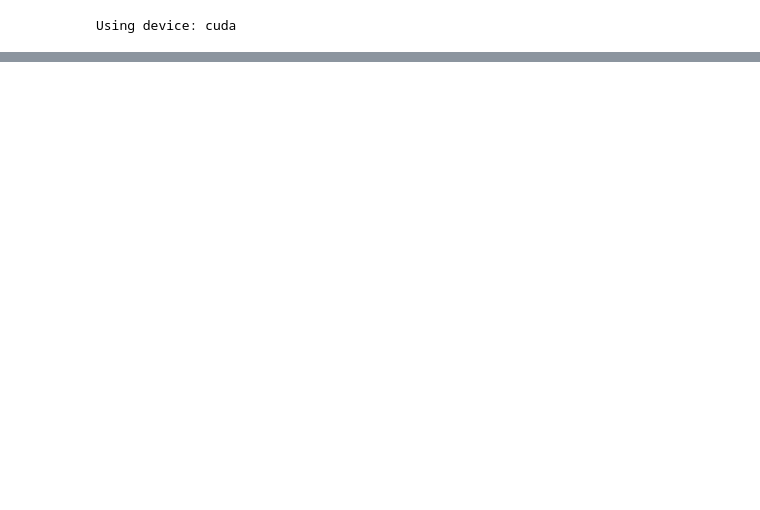
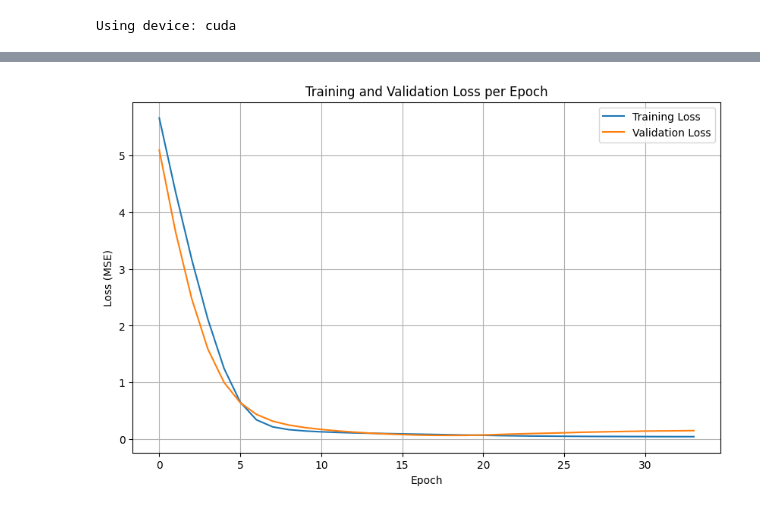
Before and after one commit to gd-Sahat/ClockBiasPINN, a Jupyter notebook: tsf_mamba.ipynb, the cells around one changed output, grey strips where cells are left out. Cells and saved outputs as stored; diff of their text form; code cells hidden in the pictures; blank space fills up the shorter version.

```diff
--- a/tsf_mamba.ipynb
+++ b/tsf_mamba.ipynb
@@ -177,6 +76,0 @@ def eval_epoch(model, loader):
-# %%
-epochs = 50
-for ep in range(1, epochs+1):
-    train_loss = train_epoch(model, train_loader)
-    val_loss   = eval_epoch(model, val_loader)
-    print(f"Epoch {ep}/{epochs} - Train Loss: {train_loss:.6f} - Val Loss: {val_loss:.6f}")
@@ -184,0 +77,6 @@ KeyboardInterrupt:
+# %%
+# Prepare raw features
+raw_features = df[['id_enc','bias_interp_ns','bias_diff_ns','hours_since_start']].values
+
+# Prepare and standardize targets
+targets = df['bias_diff_ns'].values.astype(np.float32).reshape(-1, 1)
@@ -184,0 +170,4 @@ KeyboardInterrupt:
+# %%
+# right after you instantiate val_loader
+xb, yb = next(iter(val_loader))
+print(yb[:5])   # do these look ∼0 (mean) with std≈1?  Or thousands of ns?
@@ -184,0 +176,10 @@ KeyboardInterrupt:
+# %%
+# grab one batch from each loader
+xb_tr, yb_tr = next(iter(train_loader))
+xb_val, yb_val = next(iter(val_loader))
+xb_te, yb_te = next(iter(test_loader))
+
+# print out a few values + overall mean/std
+for name, yb in [("TRAIN", yb_tr), ("VAL", yb_val), ("TEST", yb_te)]:
+    print(f"\n{name} y[:5]:", yb[:5].cpu().numpy())
+    print(f"{name} mean: {yb.mean().item():.4f}, std: {yb.std().item():.4f}")
@@ -184,0 +544,17 @@ KeyboardInterrupt:
+# %%
+# prompt: plot train_losses and val_losses against epochs
+
+import matplotlib.pyplot as plt
+
+# Plotting the losses
+plt.figure(figsize=(10, 6))
+plt.plot(train_losses, label='Training Loss')
+plt.plot(val_losses, label='Validation Loss')
+plt.title('Training and Validation Loss per Epoch')
+plt.xlabel('Epoch')
+plt.ylabel('Loss (MSE)')
+plt.legend()
+plt.grid(True)
+plt.show()
+# %% [output]
+[figure, added]
```
Also changed, not shown: parts of 27 cells of this notebook.
